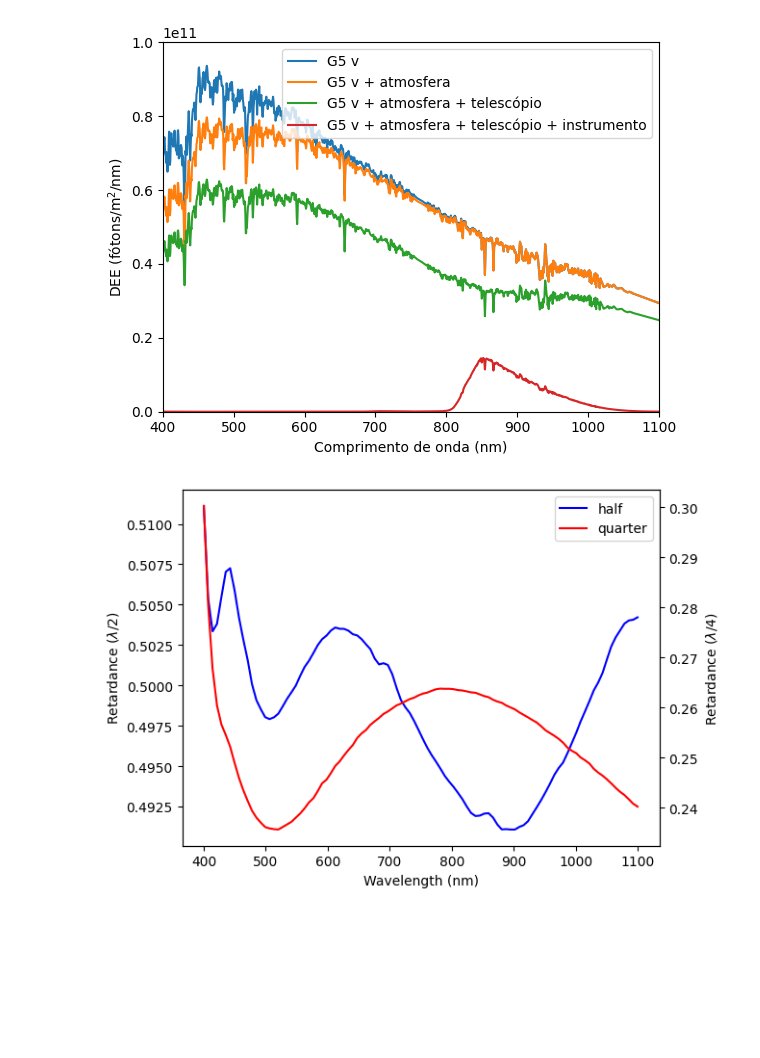
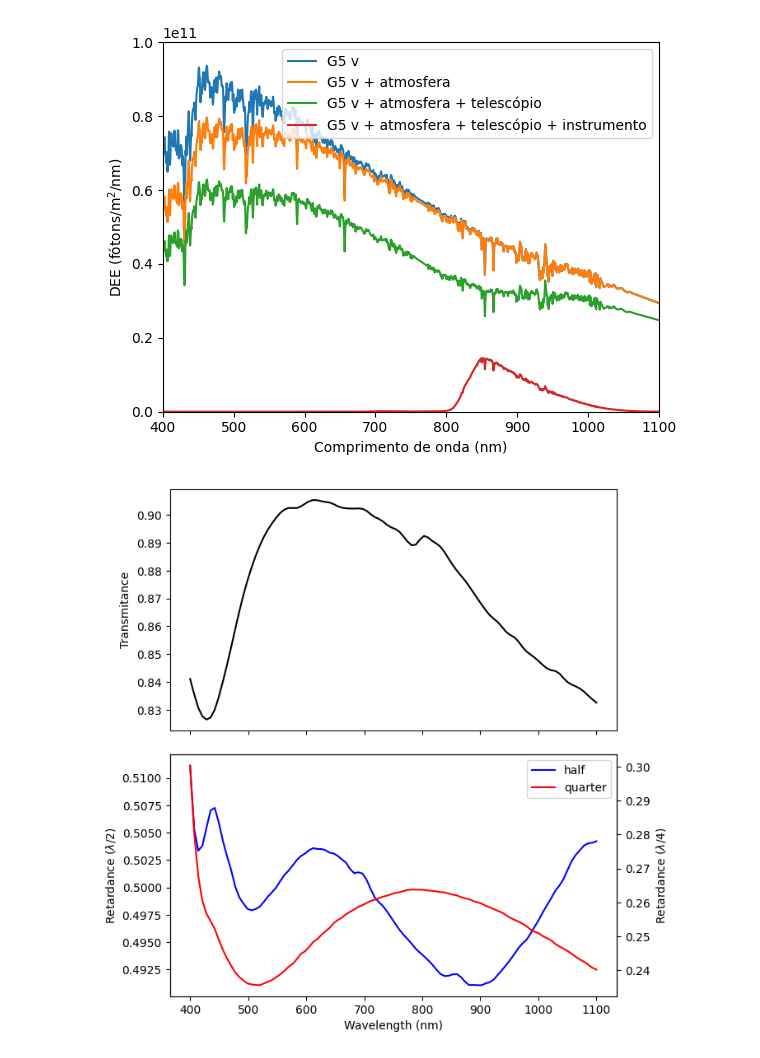
Before and after one commit to DBernardes/AIS, a Jupyter notebook: spectral_responses.ipynb, the cells around one changed output. Cells and saved outputs as stored; diff of their text form; code cells hidden in the pictures; blank space fills up the shorter version.

```diff
--- a/spectral_responses.ipynb
+++ b/spectral_responses.ipynb
@@ -463,47 +446,42 @@ plt.show()
 # %%
 # PLOT SPECTRAL RESPONSE SHIFTS OF THE RETARDER WAVEPLATES
 
 from AIS.Spectral_Response import Channel
-
 import numpy as np
-
 import matplotlib.pyplot as plt
 import os
 
 
 wv = np.linspace(400, 1100, 100)
 sed = np.ones(100)
 
-
 ch = Channel(1)
-
 ch.obj_wavelength = wv
+trans = ch.get_spectral_response(wv, "retarder.csv")
 half = ch._get_spectral_response_custom("retarder_phase_diff_half.csv", "Retardance")
-
 quarter = ch._get_spectral_response_custom(
     "retarder_phase_diff_quarter.csv", "Retardance"
 )
 
-fig, ax1 = plt.subplots()
+fig, axs = plt.subplots(2, 1, sharex=True, figsize=(7, 8))
+fig.subplots_adjust(hspace=0.1)
 
+ax0 = axs[0]
+ax0.plot(wv, trans, "k")
+ax0.set_ylabel("Transmitance")
+
+ax1 = axs[1]
 ax1.plot(wv, half, "b", label="half")
-
 ax1.set_xlabel("Wavelength (nm)")
-
 ax1.set_ylabel(r"Retardance ($\lambda/2$)")
 
-
 ax2 = ax1.twinx()
-
 ax2.plot(wv, quarter, "r", label="quarter")
-
 ax2.set_ylabel(r"Retardance ($\lambda/4$)")
-
-
 fig.legend(loc="upper right", bbox_to_anchor=(1, 1), bbox_transform=ax1.transAxes)
-
-plt.savefig(os.path.join("notebook/figures/waveplate_retardance.png"), dpi=300)
-
+plt.savefig(
+    os.path.join("notebook/figures/lamina_retardadora_transmissao.png"), dpi=300
+)
 plt.show()
 # %% [output]
-[figure, old version]
+[figure, new version]
```
Also changed, not shown: parts of 4 cells of this notebook, 8 other files.
